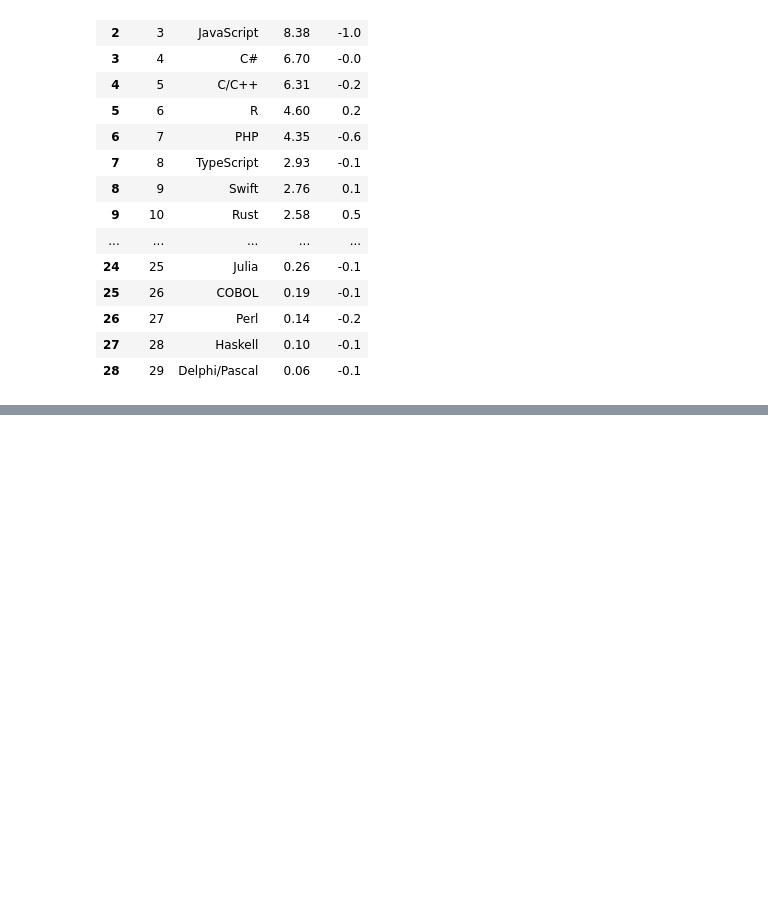
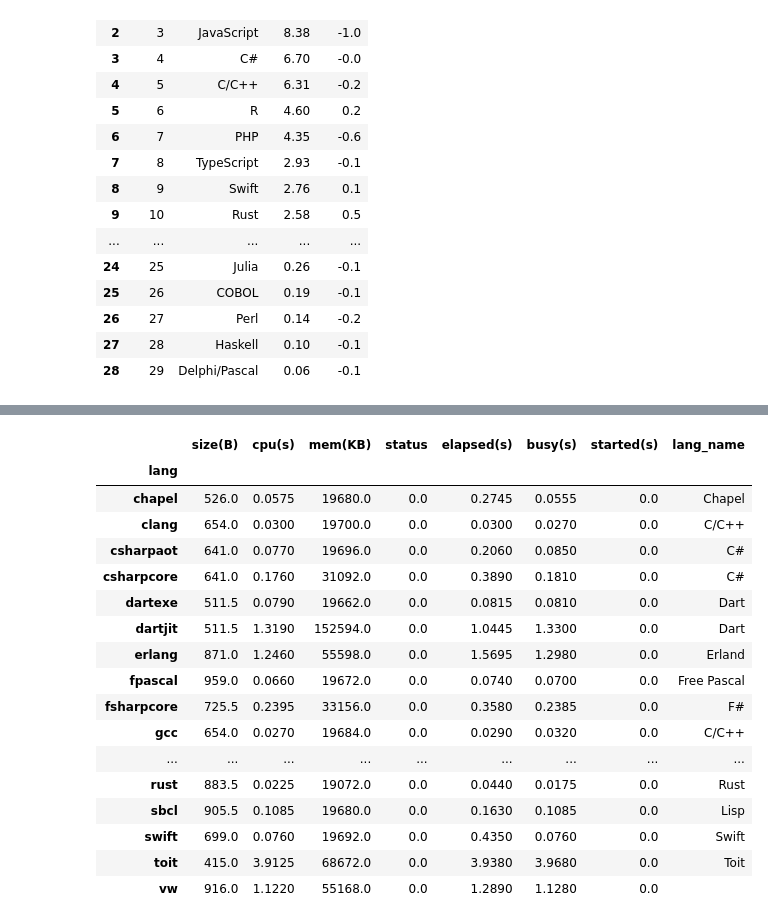
Before and after one commit to HexQuant/lang_rank, a Jupyter notebook: lang_rank.ipynb, the cells around one changed output, grey strips where cells are left out. Cells and saved outputs as stored; diff of their text form; code cells hidden in the pictures; blank space fills up the shorter version.

```diff
--- a/lang_rank.ipynb
+++ b/lang_rank.ipynb
@@ -258,0 +321,24 @@ fig.savefig(Path("output.png"), dpi=300)
+# %%
+a = bench_game.groupby(['lang', 'name']).min(
+    numeric_only=True).groupby('lang').median()
+a['lang_name'] = a.index.map(alias_bench)
+a
+# %% [output]
+|  | size(B) | cpu(s) | mem(KB) | status | elapsed(s) | busy(s) | started(s) | lang_name |
+| lang |  |  |  |  |  |  |  |  |
+| chapel | 526.0 | 0.0575 | 19680.0 | 0.0 | 0.2745 | 0.0555 | 0.0 | Chapel |
+| clang | 654.0 | 0.0300 | 19700.0 | 0.0 | 0.0300 | 0.0270 | 0.0 | C/C++ |
+| csharpaot | 641.0 | 0.0770 | 19696.0 | 0.0 | 0.2060 | 0.0850 | 0.0 | C# |
+| csharpcore | 641.0 | 0.1760 | 31092.0 | 0.0 | 0.3890 | 0.1810 | 0.0 | C# |
+| dartexe | 511.5 | 0.0790 | 19662.0 | 0.0 | 0.0815 | 0.0810 | 0.0 | Dart |
+| dartjit | 511.5 | 1.3190 | 152594.0 | 0.0 | 1.0445 | 1.3300 | 0.0 | Dart |
+| erlang | 871.0 | 1.2460 | 55598.0 | 0.0 | 1.5695 | 1.2980 | 0.0 | Erland |
+| fpascal | 959.0 | 0.0660 | 19672.0 | 0.0 | 0.0740 | 0.0700 | 0.0 | Free Pascal |
+| fsharpcore | 725.5 | 0.2395 | 33156.0 | 0.0 | 0.3580 | 0.2385 | 0.0 | F# |
+| gcc | 654.0 | 0.0270 | 19684.0 | 0.0 | 0.0290 | 0.0320 | 0.0 | C/C++ |
+| ... | ... | ... | ... | ... | ... | ... | ... | ... |
+| rust | 883.5 | 0.0225 | 19072.0 | 0.0 | 0.0440 | 0.0175 | 0.0 | Rust |
+| sbcl | 905.5 | 0.1085 | 19680.0 | 0.0 | 0.1630 | 0.1085 | 0.0 | Lisp |
+| swift | 699.0 | 0.0760 | 19692.0 | 0.0 | 0.4350 | 0.0760 | 0.0 | Swift |
+| toit | 415.0 | 3.9125 | 68672.0 | 0.0 | 3.9380 | 3.9680 | 0.0 | Toit |
+| vw | 916.0 | 1.1220 | 55168.0 | 0.0 | 1.2890 | 1.1280 | 0.0 |  |
```
Also changed, not shown: parts of 9 cells of this notebook, 4 other files.
